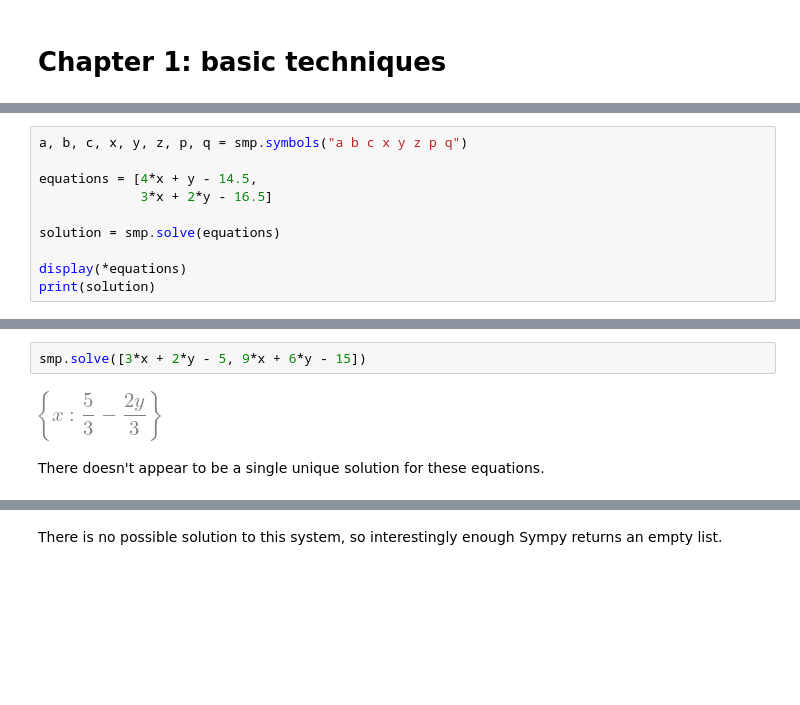
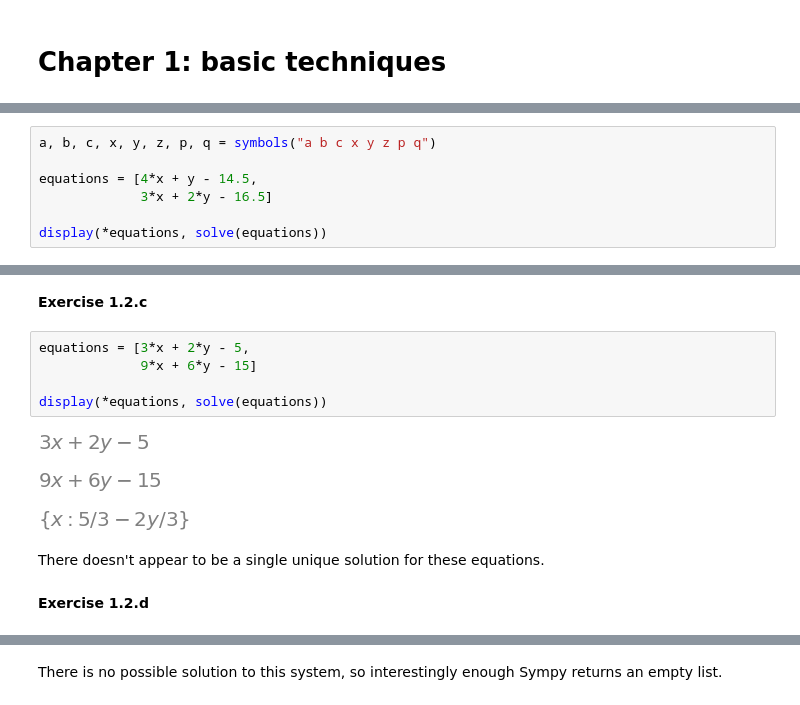
Before and after one commit to rickdkk/hms-math-py, a Jupyter notebook: chapters/Chapter_01_basics.ipynb, the cells around one changed output, grey strips where cells are left out. Drawn from its saved outputs; the diff is of its cells as text; blank space fills up the shorter version.

```diff
--- a/chapters/Chapter_01_basics.ipynb
+++ b/chapters/Chapter_01_basics.ipynb
@@ -16,11 +22,8 @@ In this exercise we are asked to solve a list of seven systems of equations. To
 # %%
-a, b, c, x, y, z, p, q = smp.symbols("a b c x y z p q")
+a, b, c, x, y, z, p, q = symbols("a b c x y z p q")
 
 equations = [4*x + y - 14.5,
              3*x + 2*y - 16.5]
 
-solution = smp.solve(equations)
-
-display(*equations)
-print(solution)
+display(*equations, solve(equations))
 # %% [output]
@@ -34,7 +44,16 @@ smp.solve([2*p - 4*q + 4, 3*p + 4*q - 24])
+# %% [markdown]
+**Exercise 1.2.c**
 # %%
-smp.solve([3*x + 2*y - 5, 9*x + 6*y - 15])
+equations = [3*x + 2*y - 5,
+             9*x + 6*y - 15]
+
+display(*equations, solve(equations))
 # %% [output]
-[figure, old version]
+[figure, new version]
+[figure, added]
+[figure, added]
 # %% [markdown]
 There doesn't appear to be a single unique solution for these equations.
+# %% [markdown]
+**Exercise 1.2.d**
 # %%
```
Also changed, not shown: parts of 79 cells of this notebook.
